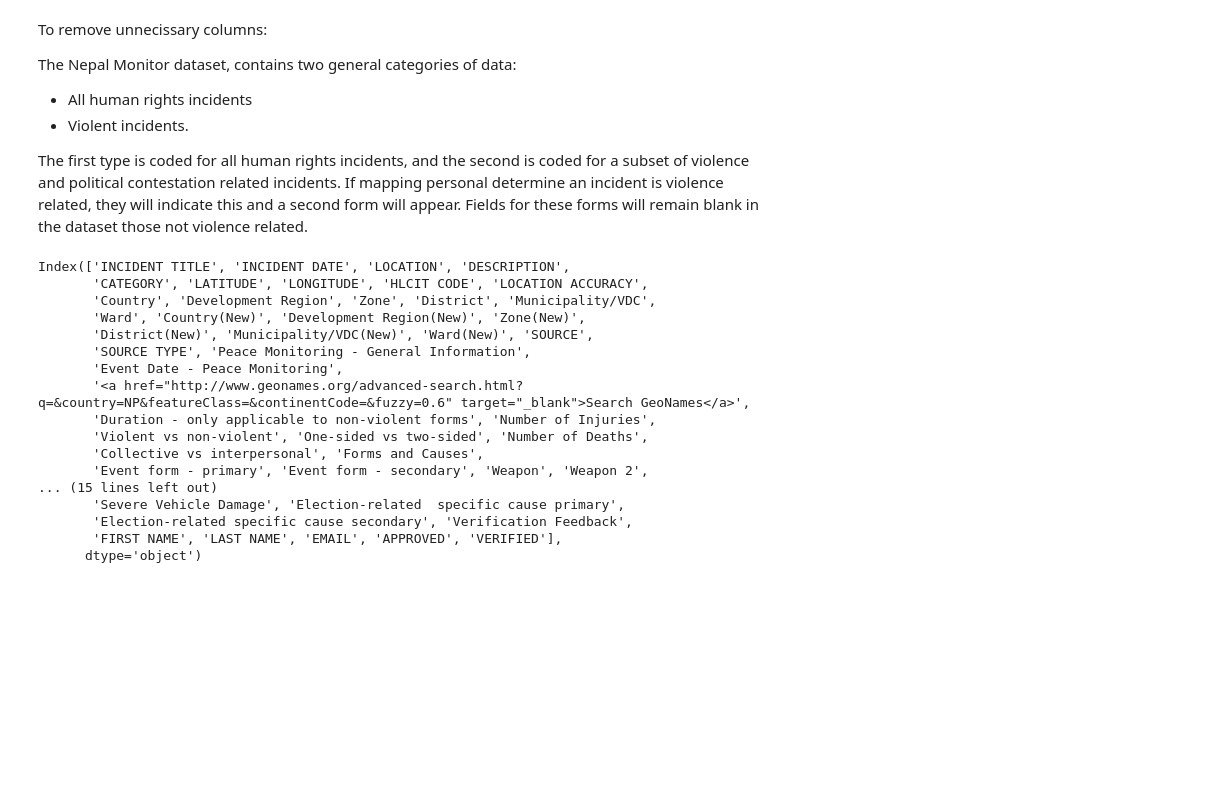
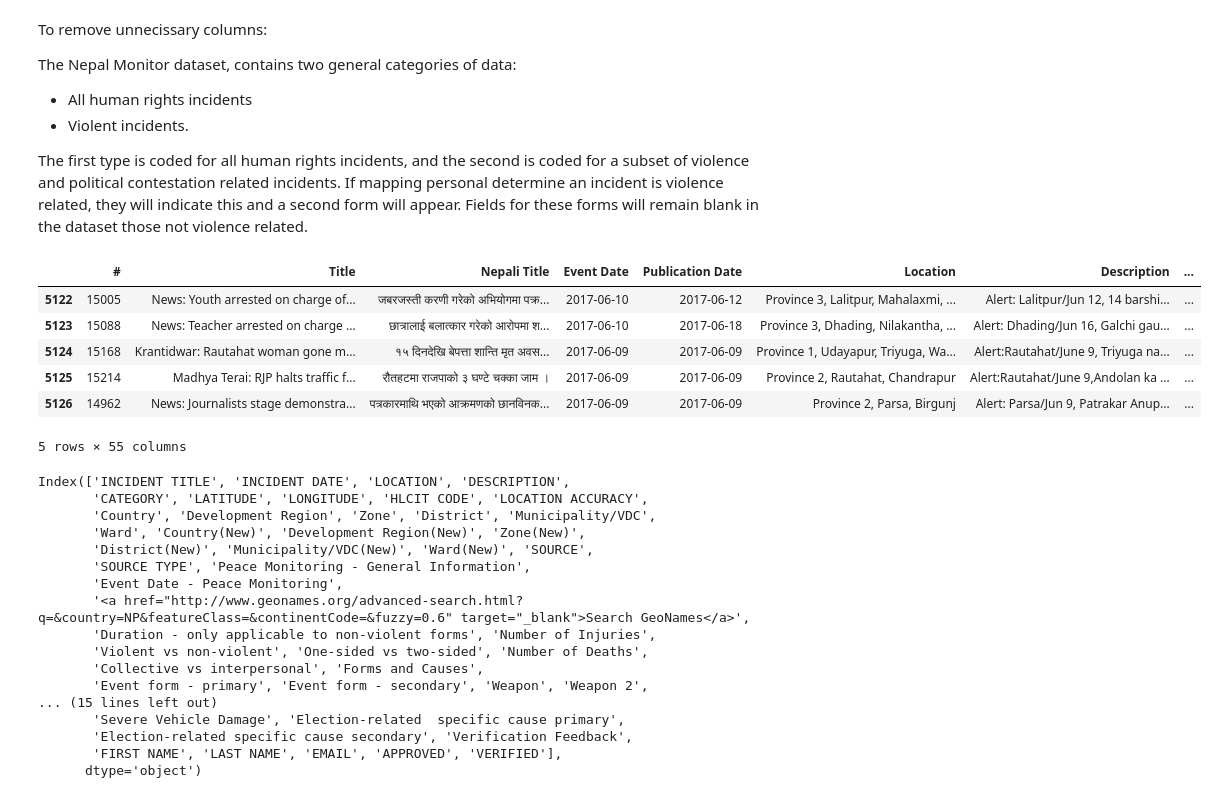
Before and after one commit to Nhorning/NM_Analysis, a Jupyter notebook: Data Cleaning.ipynb, the cells around one changed output. Cells and saved outputs as stored; diff of their text form; code cells hidden in the pictures; blank space fills up the shorter version.

Commit message:
Adding in new nepalmonitor data for hold out validation

```diff
--- a/Data Cleaning.ipynb
+++ b/Data Cleaning.ipynb
@@ -11,6 +11,8 @@ fullfile = 'Data/NM_2016_17export.csv'
 ndfile = 'Data/2017 PMP Data Final No Duplicates.xlsx'
 VDCfile = 'Data/Federal_VDC_Relation_web_clean.xlsx'
 popfile = 'Data/nepal_population_household_ward-2011.csv'
+#export from Nepal Monitor Upgrades site - Not as much cleaning necissary, but only goes back to mid 2017
+newfile = 'Data/nepalmonitor-reports.csv'
 
 
 #import dataframes
@@ -19,9 +21,13 @@ fulldf = pd.read_csv(fullfile)
 ND17df = pd.read_excel(ndfile)
 VDC_df = pd.read_excel(VDCfile,sheetname=1)
 wardpop_df = pd.read_csv(popfile)
+newdf = pd.read_csv(newfile)
 
 #Convert the incident date column into a datetime object for both date frames
 fulldf['INCIDENT DATE'] = pd.to_datetime(fulldf['INCIDENT DATE'])
+newdf['Event Date'] = pd.to_datetime(newdf['Event Date'])
+newdf['Publication Date'] = pd.to_datetime(newdf['Publication Date'])
+
 
 datelist = ND17df['INCIDENT DATE'].tolist() # convert excel time delta into datetimes
 datelist = [pd.to_datetime('1899-12-30') + pd.to_timedelta(int(date),unit='D') for date in datelist]
@@ -59,6 +65,16 @@ The Nepal Monitor dataset, contains two general categories of data:
  * Violent incidents.
 
 The first type is coded for all human rights incidents, and the second is coded for a subset of violence and political contestation related incidents. If mapping personal determine an incident is violence related, they will indicate this and a second form will appear.  Fields for these forms will remain blank in the dataset those not violence related.
+# %%
+newdf.tail()
+# %% [output]
+|  | # | Title | Nepali Title | Event Date | Publication Date | Location | Description | ... |
+| 5122 | 15005 | News: Youth arrested on charge of... | जबरजस्ती करणी गरेको अभियोगमा पक्र... | 2017-06-10 | 2017-06-12 | Province 3, Lalitpur, Mahalaxmi, ... | Alert: Lalitpur/Jun 12, 14 barshi... | ... |
+| 5123 | 15088 | News: Teacher arrested on charge ... | छात्रालाई बलात्कार गरेको आरोपमा श... | 2017-06-10 | 2017-06-18 | Province 3, Dhading, Nilakantha, ... | Alert: Dhading/Jun 16, Galchi gau... | ... |
+| 5124 | 15168 | Krantidwar: Rautahat woman gone m... | १५ दिनदेखि बेपत्ता शान्ति मृत अवस... | 2017-06-09 | 2017-06-09 | Province 1, Udayapur, Triyuga, Wa... | Alert:Rautahat/June 9, Triyuga na... | ... |
+| 5125 | 15214 | Madhya Terai: RJP halts traffic f... | रौतहटमा राजपाको ३ घण्टे चक्का जाम । | 2017-06-09 | 2017-06-09 | Province 2, Rautahat, Chandrapur | Alert:Rautahat/June 9,Andolan ka ... | ... |
+| 5126 | 14962 | News: Journalists stage demonstra... | पत्रकारमाथि भएको आक्रमणको छानविनक... | 2017-06-09 | 2017-06-09 | Province 2, Parsa, Birgunj | Alert: Parsa/Jun 9, Patrakar Anup... | ... |
+5 rows × 55 columns
 # %%
 #View list of columns
 fulldf.columns
```
Also changed, not shown: parts of 2 cells of this notebook, 1 other file.
